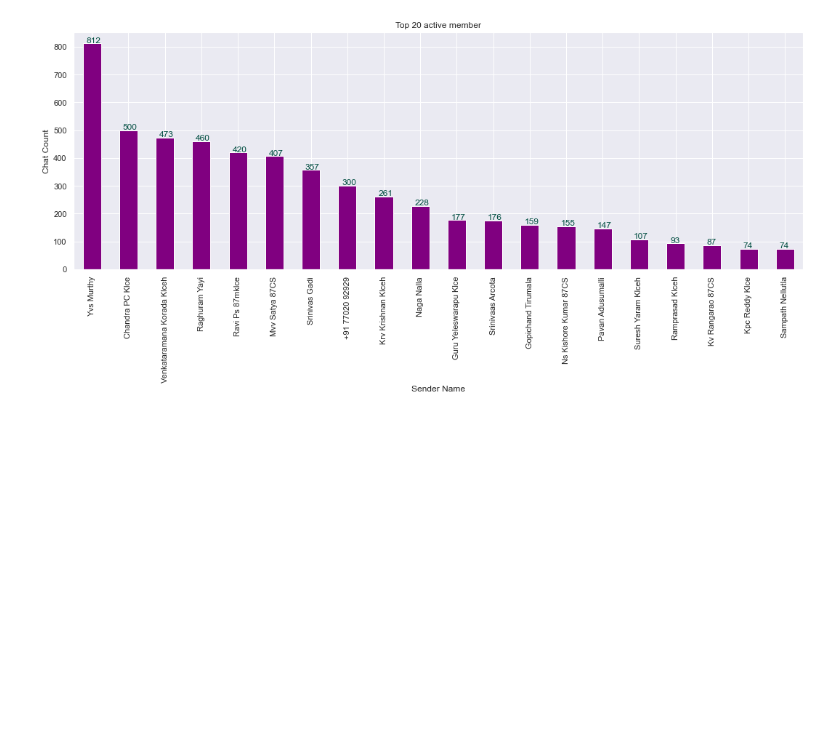
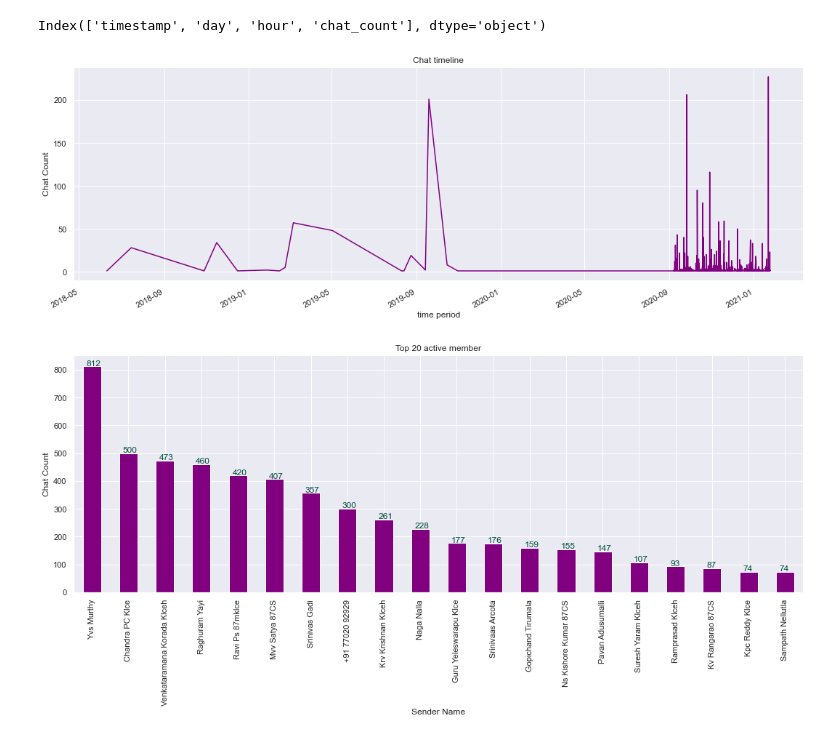
Before and after one commit to vvij2016/WhatsApp-Analyzer, a Jupyter notebook: whatsapp_analyzer.ipynb, the cells around one changed output. Drawn from its saved outputs; the diff is of its cells as text; code cells hidden in the pictures; blank space fills up the shorter version.

```diff
--- a/whatsapp_analyzer.ipynb
+++ b/whatsapp_analyzer.ipynb
@@ -233,3 +246,20 @@ Index(['timestamp', 'day', 'hour', 'chat_count'], dtype='object')
+# %%
+heatmap_df.columns
+# %% [output]
+Index(['timestamp', 'day', 'hour', 'chat_count'], dtype='object')
+# %%
+"""
+Chat Timeline
+"""
+if not timestamp_df.empty:
+    sns.set()
+    member_plot = timestamp_df.plot(kind='line', legend=None, title="Chat timeline", figsize=(18, 6), color="purple")
+    member_plot.set_xlabel("time period")
+    member_plot.set_ylabel("Chat Count")
+else:
+    print("This chat has no member")
+# %% [output]
+[figure, added]
 # %%
 """
 Top Member Chat
```
Also changed, not shown: parts of 12 cells of this notebook, 1 other file.
